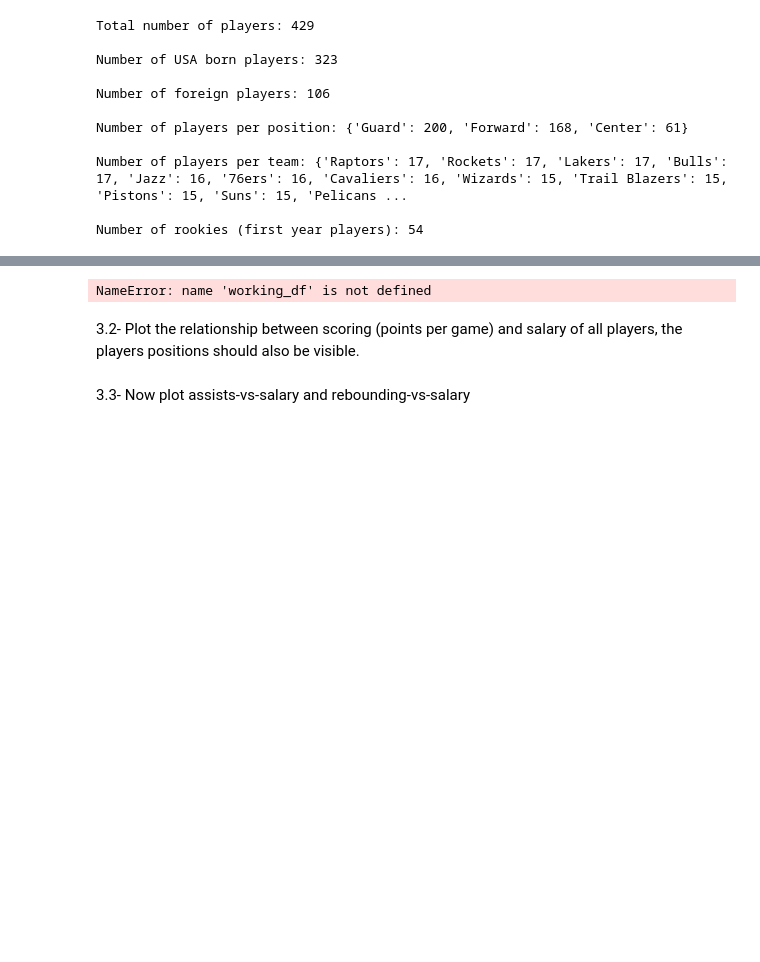
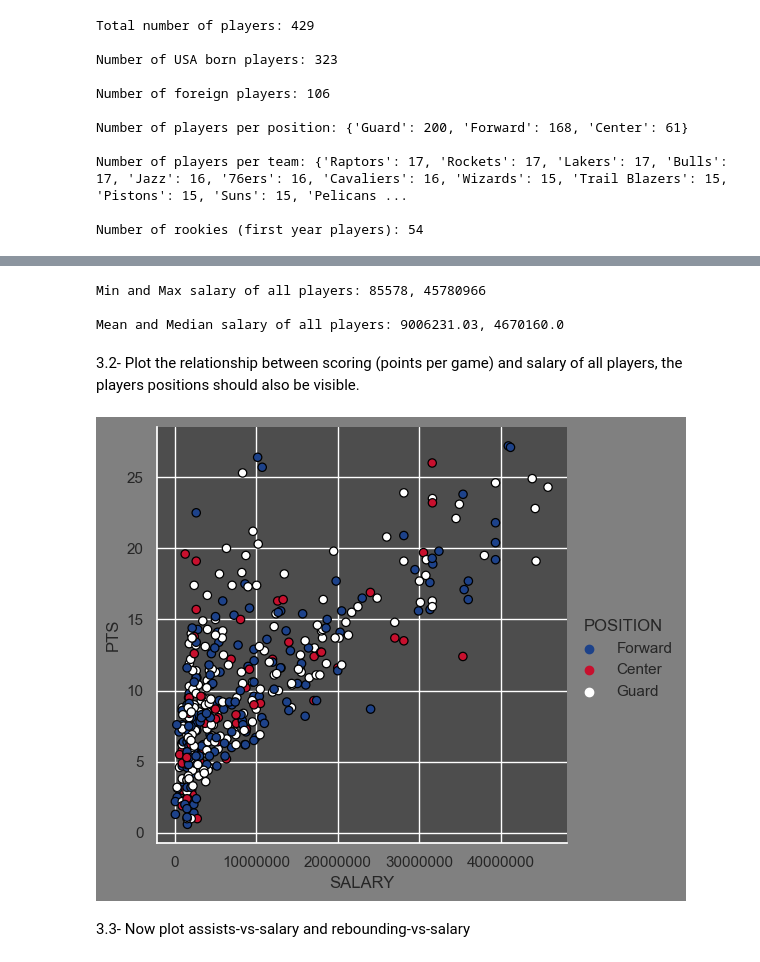
Before and after one commit to ja-818/NBA_statistics, a Jupyter notebook: Sprint_01_Julián_Arango.ipynb, the cells around one changed output, grey strips where cells are left out. Cells and saved outputs as stored; diff of their text form; code cells hidden in the pictures; blank space fills up the shorter version.

Commit message:
Applied NBA colors

```diff
--- a/Sprint_01_Julián_Arango.ipynb
+++ b/Sprint_01_Julián_Arango.ipynb
@@ -573,13 +526,31 @@ avrg_age = working_df["AGE"].mean
-# %%
-working_df["AGE"][0]
-# %% [output]
-NameError: name 'working_df' is not defined
 # %%
 ### Complete in this cell: Contracts
+
+#* Metrics
+min_salary = round(working_df["SALARY"].iloc[working_df["SALARY"].argmin()], 2)
+max_salary = round(working_df["SALARY"].iloc[working_df["SALARY"].argmax()], 2)
+mean_salary = round(working_df["SALARY"].mean(), 2)
+median_salary = round(working_df["SALARY"].median(), 2)
+
+#* Prints
+print(f"Min and Max salary of all players: {min_salary}, {max_salary}\n")
+print(f"Mean and Median salary of all players: {mean_salary}, {median_salary}\n")
+# %% [output]
+Min and Max salary of all players: 85578, 45780966
+
+Mean and Median salary of all players: 9006231.03, 4670160.0
 # %% [markdown]
 3.2- Plot the relationship between scoring (points per game) and salary of all players, the players positions should also be visible.
+# %%
+NBA_colors = ["#1d428a", "#c8102e", "#ffffff"]
+sns.set_palette(NBA_colors)
+sns.set_style("darkgrid", {"axes.facecolor": ".3",'figure.facecolor':'grey'})
 # %%
 ### Complete in this cell:  Relationship between scoring and salary (in millions of dollars)
+sns.relplot(working_df, y="PTS", x="SALARY", hue="POSITION", kind="scatter", edgecolor="black", linewidth=.9)
+plt.ticklabel_format(style='plain')
+# %% [output]
+[figure, added]
 # %% [markdown]
 3.3- Now plot assists-vs-salary and rebounding-vs-salary
 # %%
```
Also changed, not shown: parts of 26 cells of this notebook.
